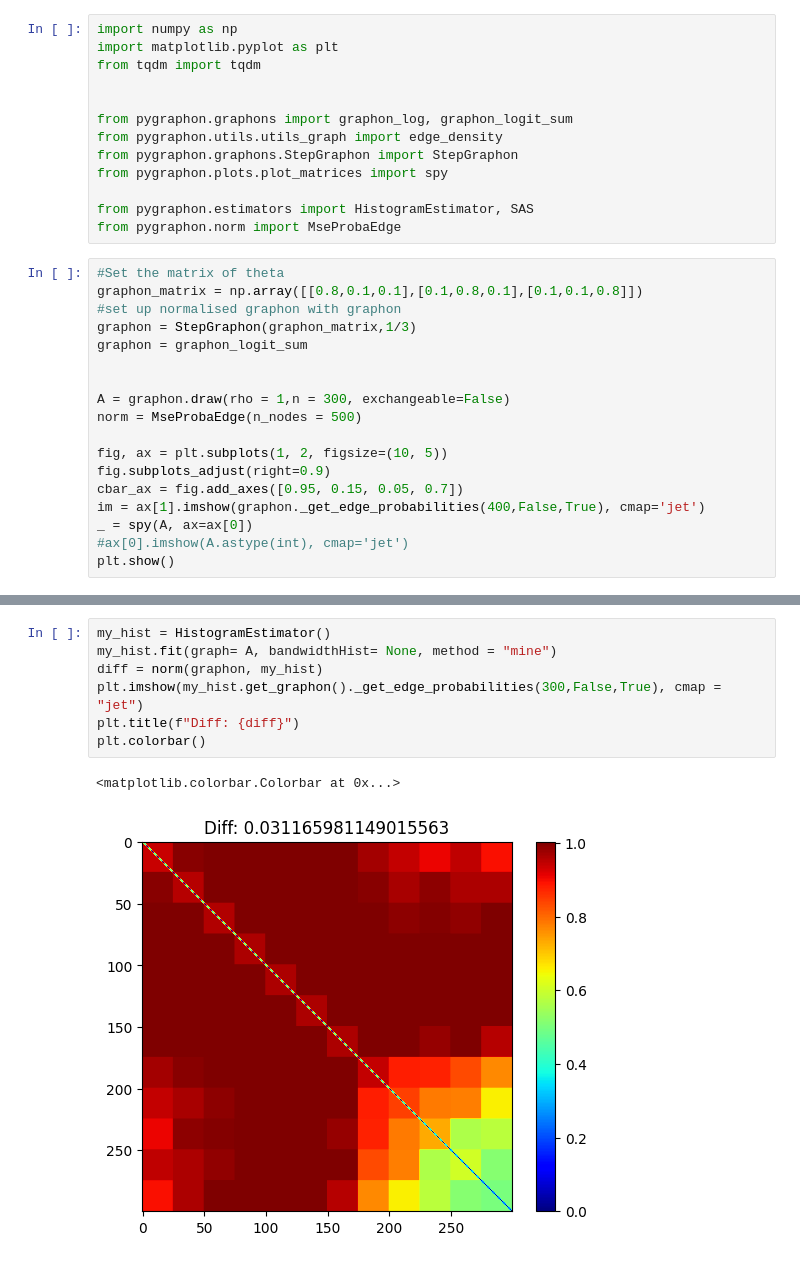
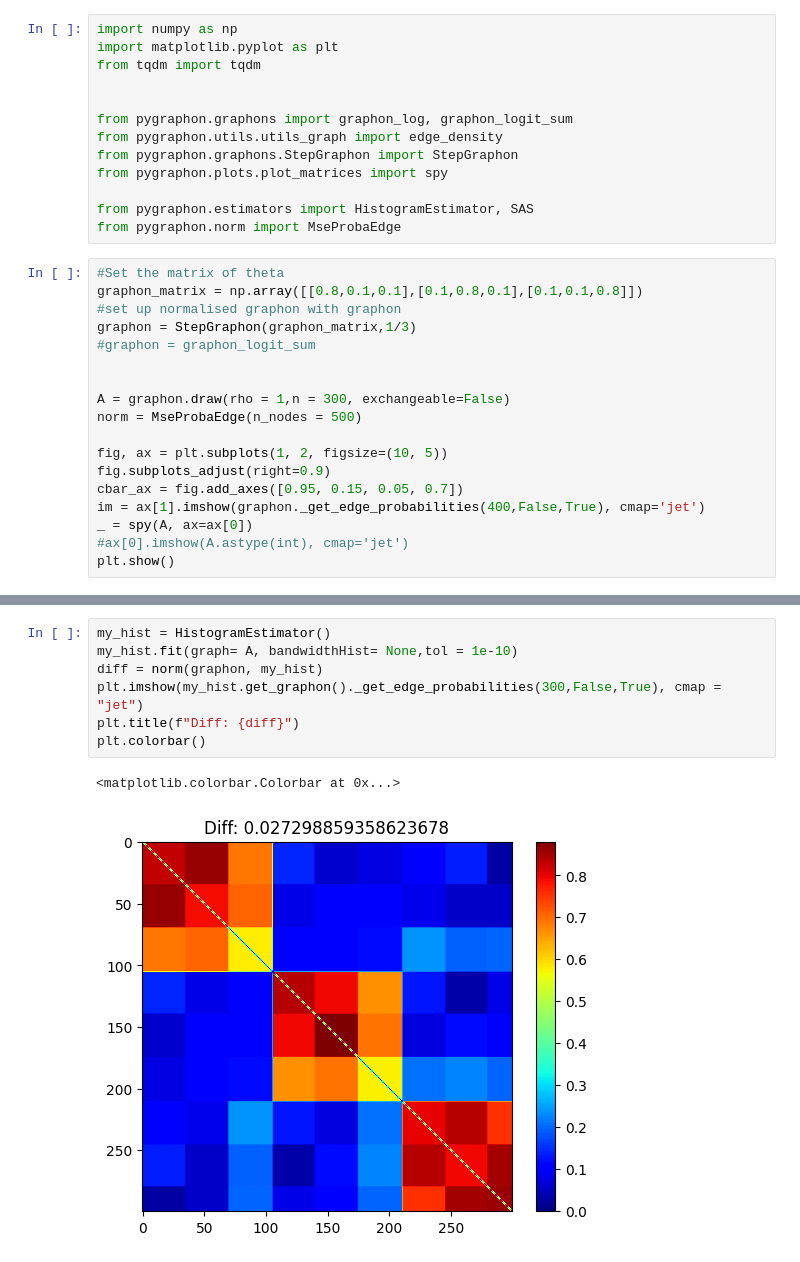
Before and after one commit to dufourc1/pygraphon, a Jupyter notebook: dev/2022_10_01_test_estimators.ipynb, the cells around one changed output, grey strips where cells are left out. Cells and saved outputs as stored; diff of their text form.

```diff
--- a/dev/2022_10_01_test_estimators.ipynb
+++ b/dev/2022_10_01_test_estimators.ipynb
@@ -19,7 +22,7 @@ from pygraphon.norm import MseProbaEdge
 graphon_matrix = np.array([[0.8,0.1,0.1],[0.1,0.8,0.1],[0.1,0.1,0.8]])
 #set up normalised graphon with graphon
 graphon = StepGraphon(graphon_matrix,1/3)
-graphon = graphon_logit_sum
+#graphon = graphon_logit_sum
 
 
 A = graphon.draw(rho = 1,n = 300, exchangeable=False)
@@ -58,13 +59,13 @@ plt.show()
 # %%
 my_hist = HistogramEstimator()
-my_hist.fit(graph= A, bandwidthHist= None, method = "mine")
+my_hist.fit(graph= A, bandwidthHist= None,tol = 1e-10)
 diff = norm(graphon, my_hist)
 plt.imshow(my_hist.get_graphon()._get_edge_probabilities(300,False,True), cmap = "jet")
 plt.title(f"Diff: {diff}")
 plt.colorbar()
 # %% [output]
 <matplotlib.colorbar.Colorbar at 0x...>
-[figure, old version]
+[figure, new version]
 # %%
 plt.imshow(my_hist.get_edge_connectivity(), cmap = "jet")
 plt.colorbar()
```
Also changed, not shown: parts of 9 cells of this notebook, 5 other files.
